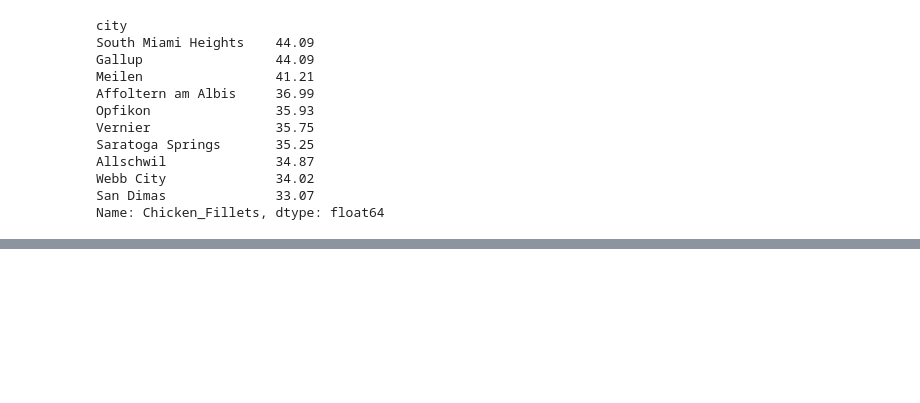
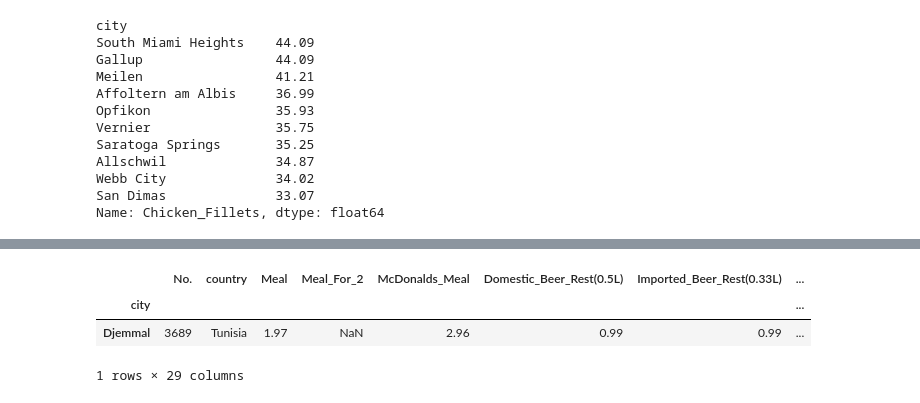
Before and after one commit to Reed-Carter/Global-Cost-of-Living, a Jupyter notebook: phil-project.ipynb, the cells around one changed output, grey strips where cells are left out. Saved outputs shown, nothing was run; the diff lists cells and outputs as text; code cells hidden in the pictures; blank space fills up the shorter version.

```diff
--- a/phil-project.ipynb
+++ b/phil-project.ipynb
@@ -518,0 +537,8 @@ Name: Chicken_Fillets, dtype: float64
+# %%
+# Find min bread value in dataframe
+cost_of_living[cost_of_living.Bread == 0.05]
+# %% [output]
+|  | No. | country | Meal | Meal_For_2 | McDonalds_Meal | Domestic_Beer_Rest(0.5L) | Imported_Beer_Rest(0.33L) | ... |
+| city |  |  |  |  |  |  |  | ... |
+| Djemmal | 3689 | Tunisia | 1.97 | NaN | 2.96 | 0.99 | 0.99 | ... |
+1 rows × 29 columns
```
Also changed, not shown: parts of 4 cells of this notebook.
